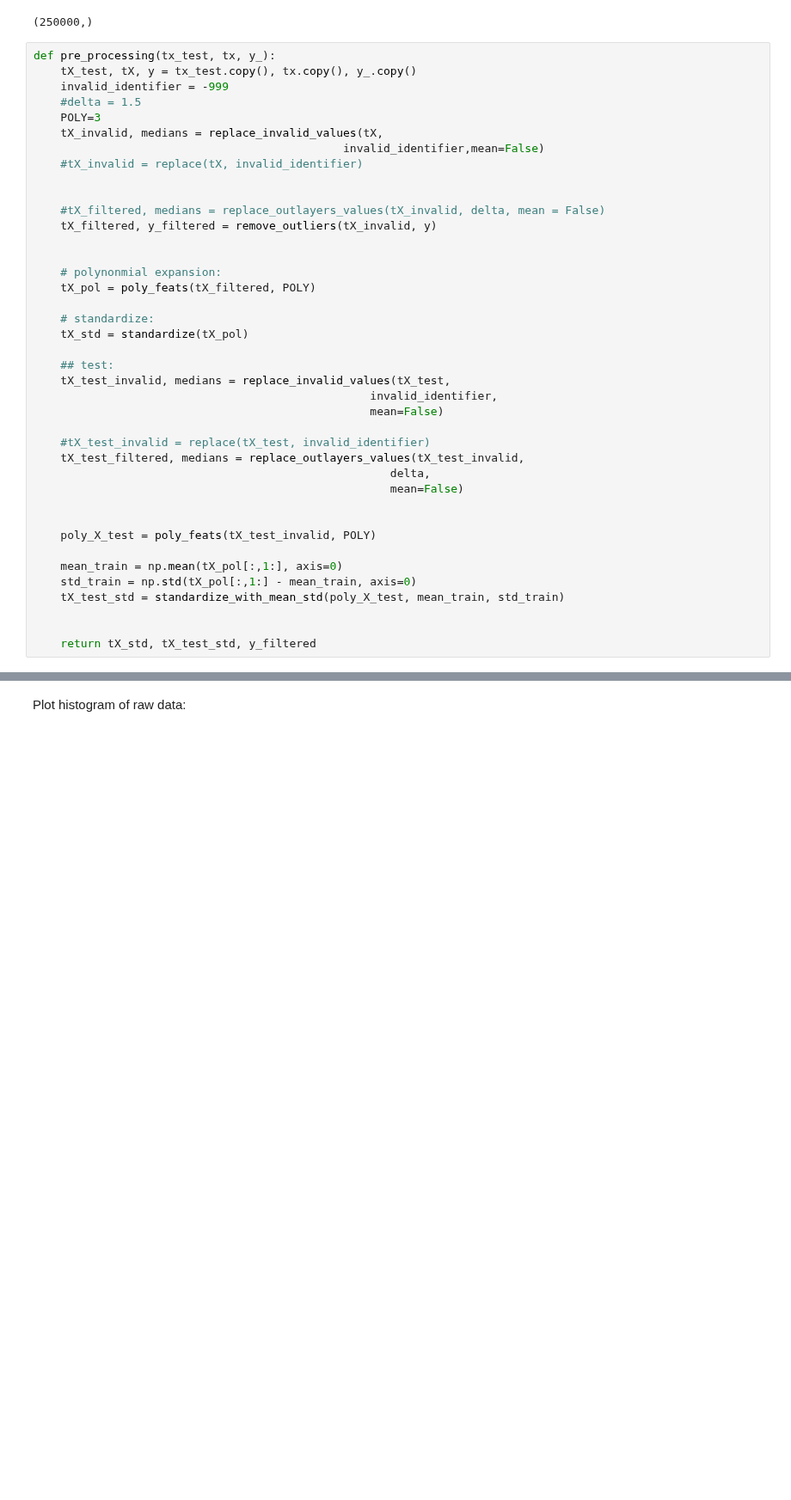
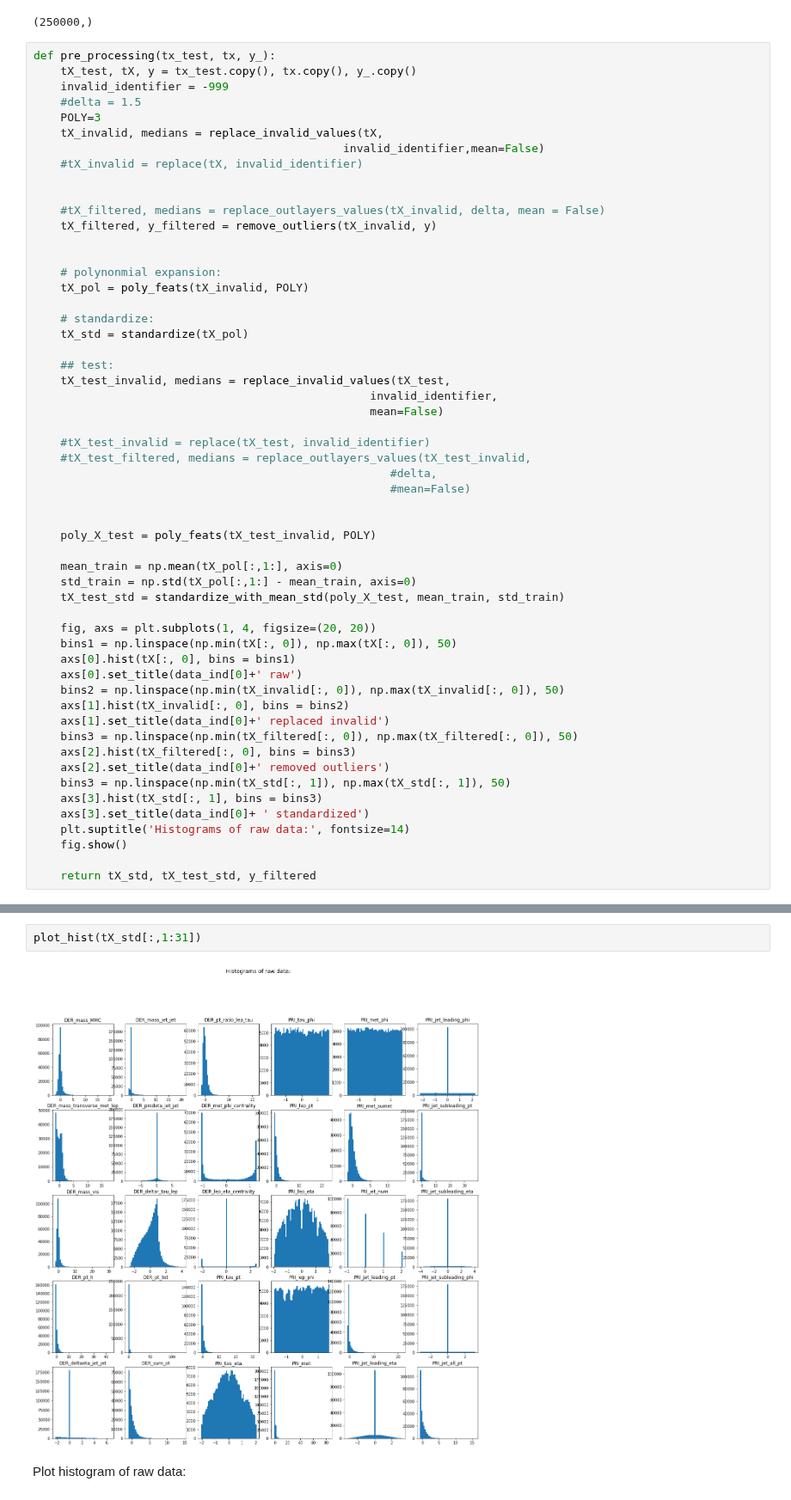
Before and after one commit to Dreyvor/ML_Project_1, a Jupyter notebook: final_submission/project_1.ipynb, the cells around one changed output, grey strips where cells are left out. Shown at 86% size. Cells and saved outputs as stored; diff of their text form; blank space fills up the shorter version.

```diff
--- a/final_submission/project_1.ipynb
+++ b/final_submission/project_1.ipynb
@@ -71,7 +71,7 @@ def pre_processing(tx_test, tx, y_):
 
 
     # polynonmial expansion:
-    tX_pol = poly_feats(tX_filtered, POLY)
+    tX_pol = poly_feats(tX_invalid, POLY)
 
     # standardize:
     tX_std = standardize(tX_pol)
@@ -82,9 +82,9 @@ def pre_processing(tx_test, tx, y_):
                                                   mean=False)
 
     #tX_test_invalid = replace(tX_test, invalid_identifier)
-    tX_test_filtered, medians = replace_outlayers_values(tX_test_invalid,
-                                                     delta,
-                                                     mean=False)
+    #tX_test_filtered, medians = replace_outlayers_values(tX_test_invalid,
+                                                     #delta,
+                                                     #mean=False)
 
 
     poly_X_test = poly_feats(tX_test_invalid, POLY)
@@ -93,6 +93,21 @@ def pre_processing(tx_test, tx, y_):
     std_train = np.std(tX_pol[:,1:] - mean_train, axis=0)
     tX_test_std = standardize_with_mean_std(poly_X_test, mean_train, std_train)
 
+    fig, axs = plt.subplots(1, 4, figsize=(20, 20))
+    bins1 = np.linspace(np.min(tX[:, 0]), np.max(tX[:, 0]), 50)
+    axs[0].hist(tX[:, 0], bins = bins1)
+    axs[0].set_title(data_ind[0]+' raw')
+    bins2 = np.linspace(np.min(tX_invalid[:, 0]), np.max(tX_invalid[:, 0]), 50)
+    axs[1].hist(tX_invalid[:, 0], bins = bins2)
+    axs[1].set_title(data_ind[0]+' replaced invalid')
+    bins3 = np.linspace(np.min(tX_filtered[:, 0]), np.max(tX_filtered[:, 0]), 50)
+    axs[2].hist(tX_filtered[:, 0], bins = bins3)
+    axs[2].set_title(data_ind[0]+' removed outliers')
+    bins3 = np.linspace(np.min(tX_std[:, 1]), np.max(tX_std[:, 1]), 50)
+    axs[3].hist(tX_std[:, 1], bins = bins3)
+    axs[3].set_title(data_ind[0]+ ' standardized')
+    plt.suptitle('Histograms of raw data:', fontsize=14)
+    fig.show()
 
     return tX_std, tX_test_std, y_filtered
 # %%
@@ -112,2 +117,6 @@ data_ind = [
+# %%
+plot_hist(tX_std[:,1:31])
+# %% [output]
+[figure, added]
 # %% [markdown]
 Plot histogram of raw data:
```
Also changed, not shown: parts of 10 cells of this notebook, 7 other files.
